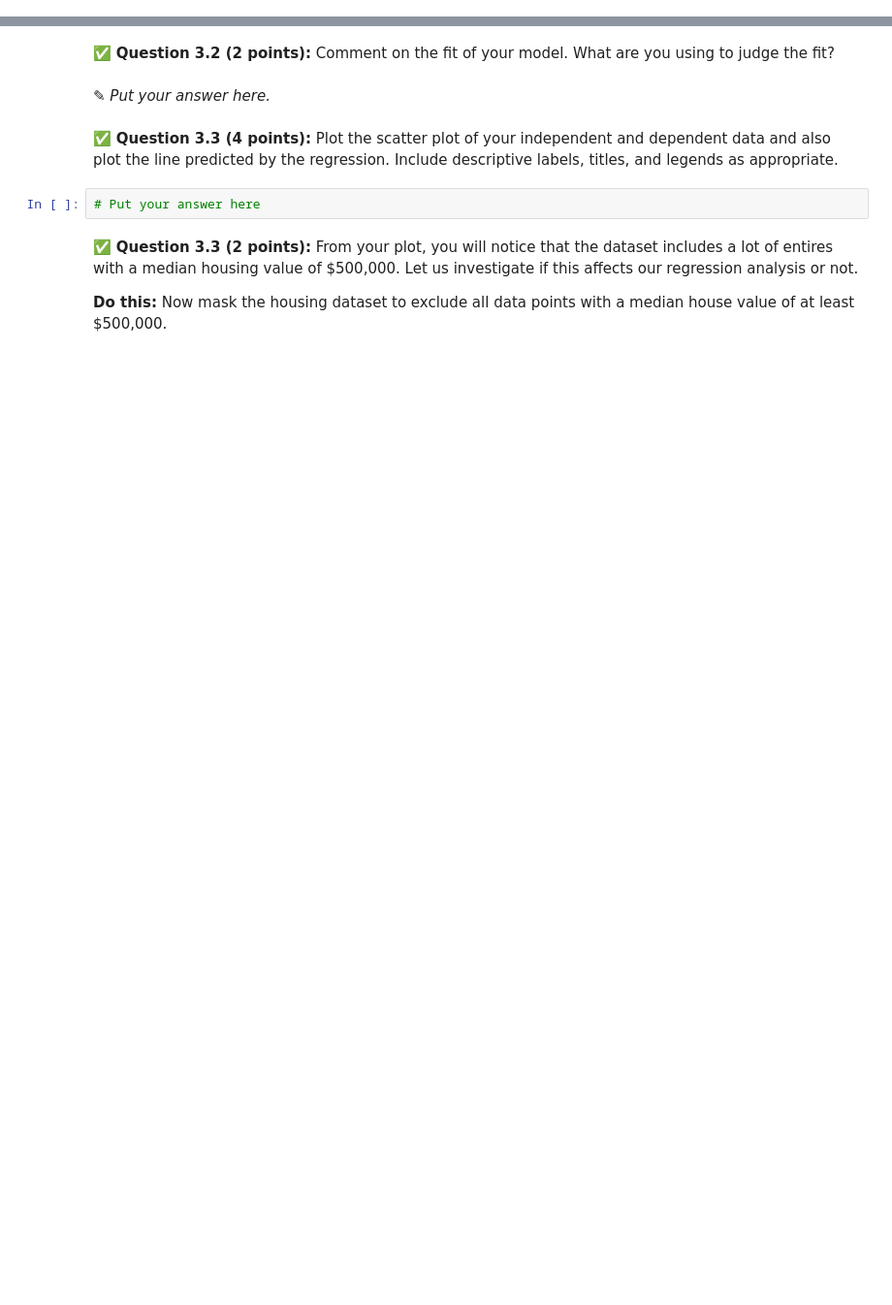
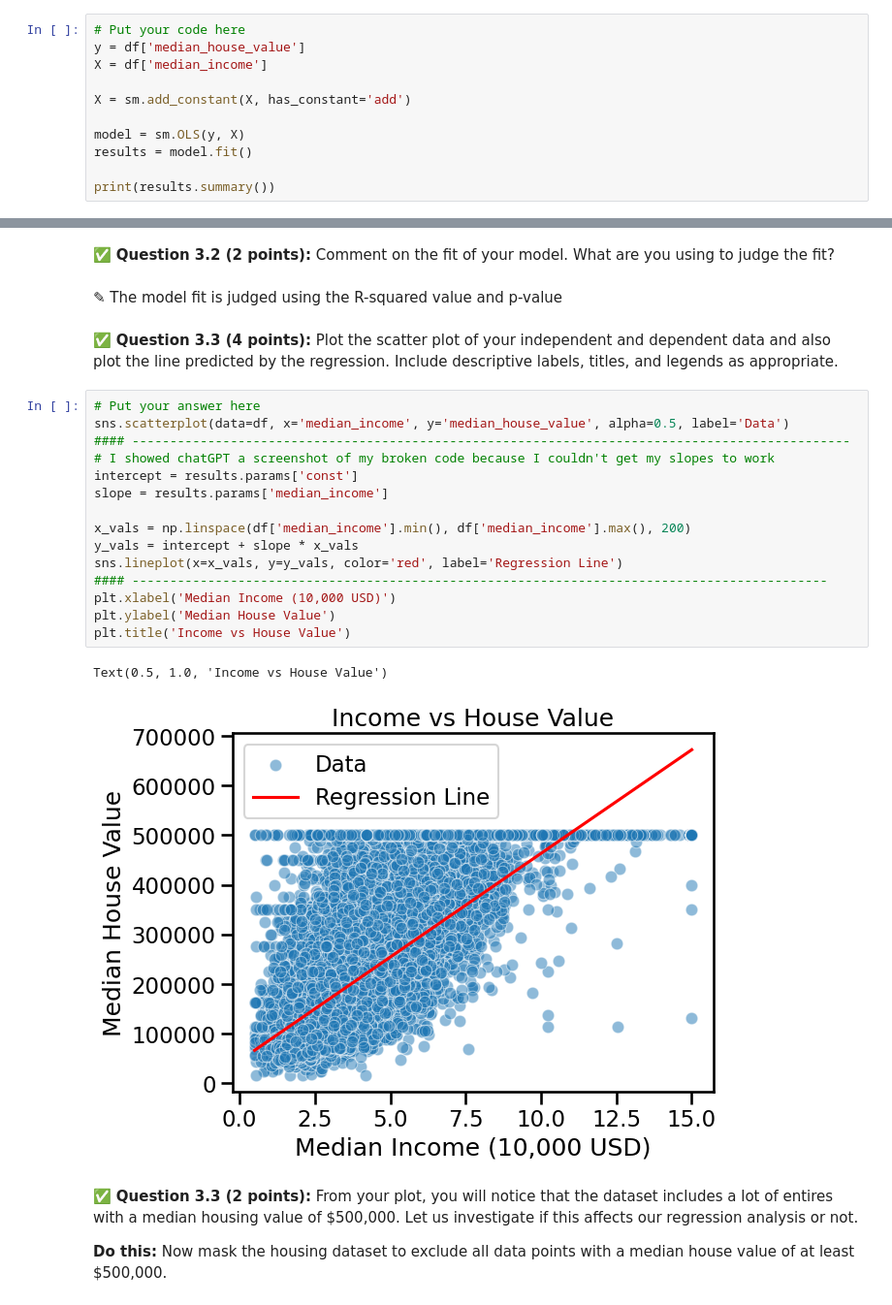
Before and after one commit to JustinTrannn/CMSE202-f25-turnin, a Jupyter notebook: hw-03/HW-03_Regression-F25-STUDENT.ipynb, the cells around one changed output, grey strips where cells are left out. Shown: that part at 97% size. Cells and saved outputs as stored; diff of their text form; blank space fills up the shorter version.

```diff
--- a/hw-03/HW-03_Regression-F25-STUDENT.ipynb
+++ b/hw-03/HW-03_Regression-F25-STUDENT.ipynb
@@ -197,0 +196,11 @@ In this part, we'll perform some one-variable linear regression analysis on the
+# %%
+# Put your code here
+y = df['median_house_value']
+X = df['median_income']
+
+X = sm.add_constant(X, has_constant='add')
+
+model = sm.OLS(y, X)
+results = model.fit()
+
+print(results.summary())
@@ -198,11 +225,27 @@ In this part, we'll perform some one-variable linear regression analysis on the
 # %% [markdown]
 &#9989; **Question 3.2 (2 points):** Comment on the fit of your model. What are you using to judge the fit?
-# %% [markdown]
-<font size=+3>&#9998;</font>  _Put your answer here._
+# %% [markdown]
+<font size=+3>&#9998;</font>  The model fit is judged using the R-squared value and p-value
 # %% [markdown]
 &#9989; **Question 3.3 (4 points):** Plot the scatter plot of your independent and dependent data and also plot the line predicted by the regression. Include descriptive labels, titles, and legends as appropriate.
-# %%
-# Put your answer here
+# %%
+# Put your answer here
+sns.scatterplot(data=df, x='median_income', y='median_house_value', alpha=0.5, label='Data')
+#### -----------------------------------------------------------------------------------------------
+# I showed chatGPT a screenshot of my broken code because I couldn't get my slopes to work
+intercept = results.params['const']
+slope = results.params['median_income']
+
+x_vals = np.linspace(df['median_income'].min(), df['median_income'].max(), 200)
+y_vals = intercept + slope * x_vals
+sns.lineplot(x=x_vals, y=y_vals, color='red', label='Regression Line')
+#### --------------------------------------------------------------------------------------------
+plt.xlabel('Median Income (10,000 USD)')
+plt.ylabel('Median House Value')
+plt.title('Income vs House Value')
+# %% [output]
+Text(0.5, 1.0, 'Income vs House Value')
+[figure, added]
 # %% [markdown]
 &#9989; **Question 3.3 (2 points):** From your plot, you will notice that the dataset includes a lot of entires with a median housing value of \$500,000. Let us investigate if this affects our regression analysis or not.
 
```
Also changed, not shown: parts of 10 cells of this notebook.
